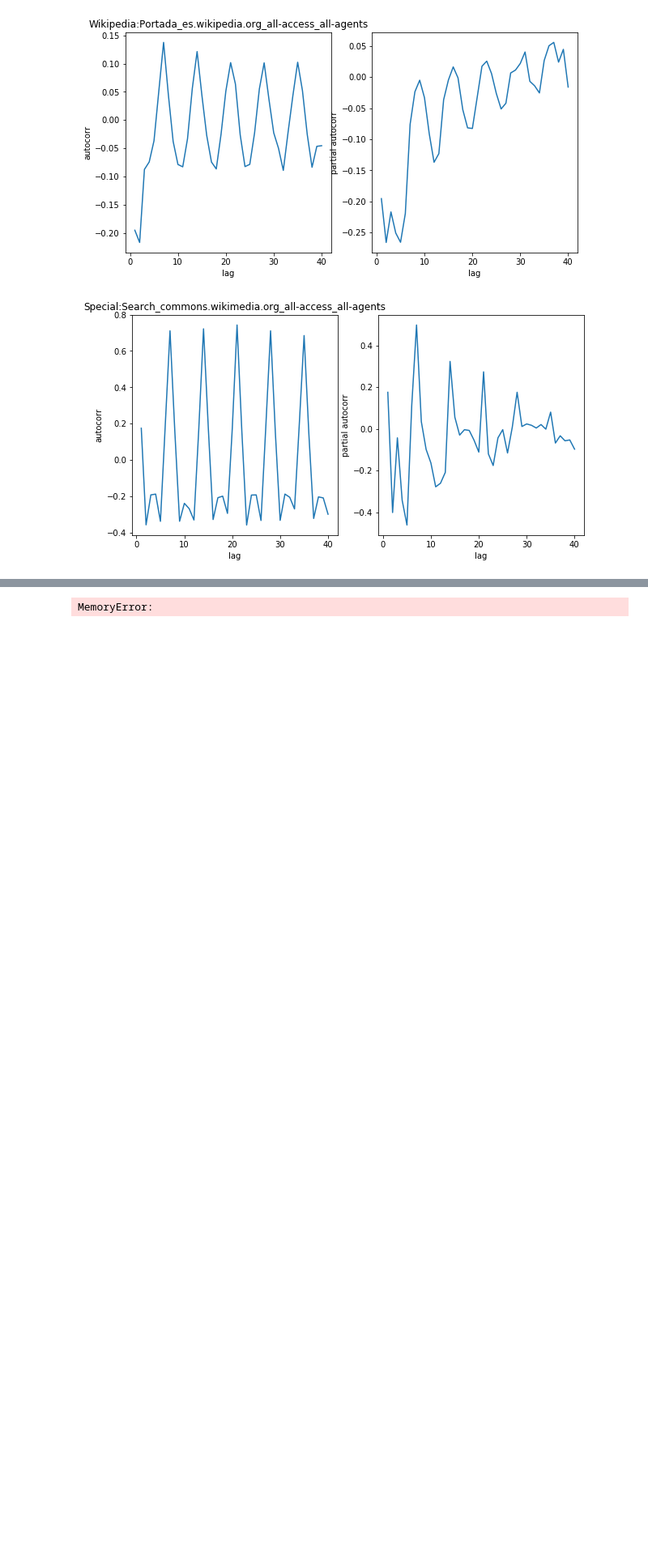
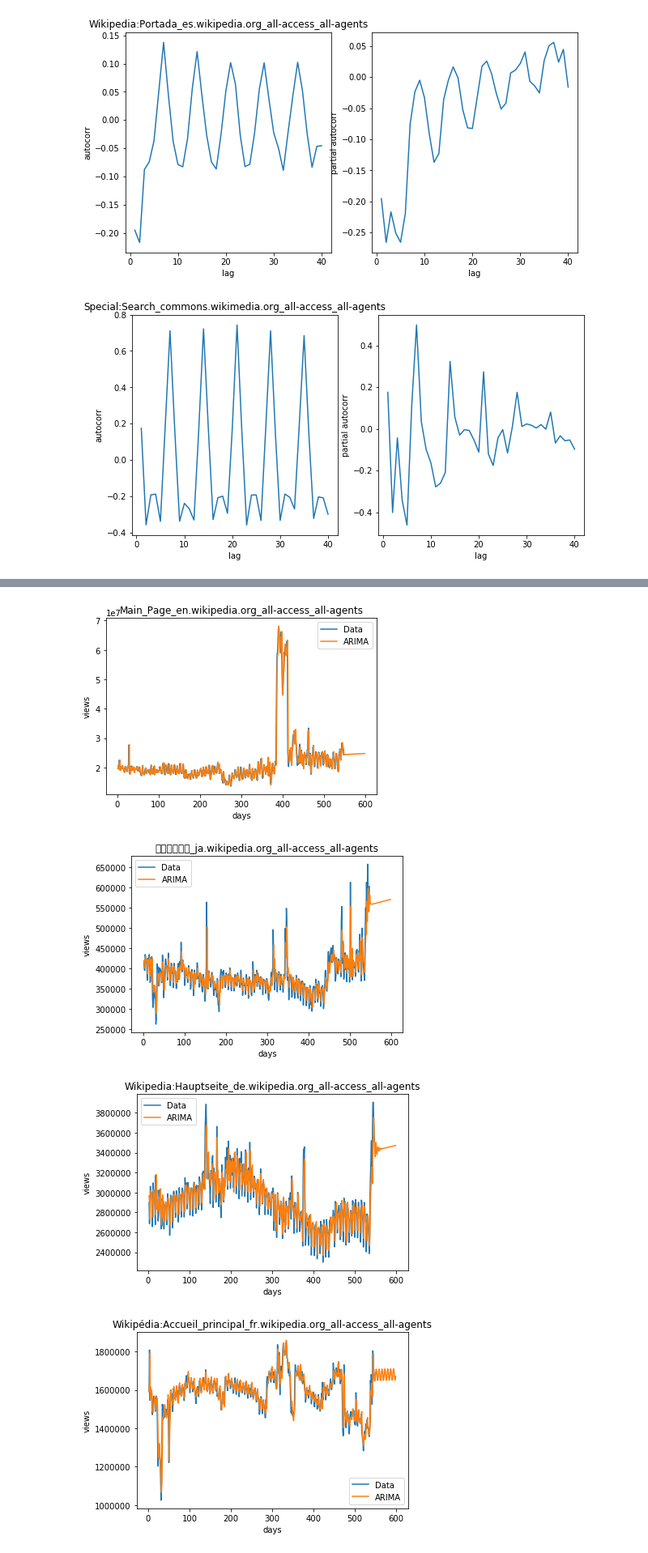
Before and after one commit to Sandy4321/WebTraffic, a Jupyter notebook: traffic_analysis.ipynb, the cells around one changed output, grey strips where cells are left out. Shown at 81% size. Drawn from its saved outputs; the diff is of its cells as text; code cells hidden in the pictures; blank space fills up the shorter version.

```diff
--- a/traffic_analysis.ipynb
+++ b/traffic_analysis.ipynb
@@ -103,23 +105,6 @@ extract.head()
 | 2 | all-access_spider | zh | 3C_zh.wikipedia.org_all-access_sp... | wikipedia.org | 3C |
 | 3 | all-access_spider | zh | 4minute_zh.wikipedia.org_all-acce... | wikipedia.org | 4minute |
 | 4 | all-access_spider | zh | 52_Hz_I_Love_You_zh.wikipedia.org... | wikipedia.org | 52_Hz_I_Love_You |
-# %%
-# agent country site
-# day of week, pageviews (log1p), page popularity
-# autocorrelation(yearly, quarterly)
-
-def build_data(source) -> pd.Series:
-    # extract features from urls
-    urls = source.Page
-    extracts = extract_from_url(urls)
-
-    # drop page column, concat with extracts
-    df = source.drop(labels='Page', axis=1)
-    df = pd.concat([extracts, df])
-
-    return df
-
-df = build_data(data)
 # %%
 extract.country.value_counts()
 # %% [output]
@@ -360,36 +348,38 @@ lang_sets = pickle.load(open('pickle/langs.pkl', 'rb'))
 # %%
 cols = data.columns[1:-2]
 for key in top_pages:
     tseries = np.array(data.loc[top_pages[key], cols], 'f')
     result = None
-    arima = ARIMA(data,[2,1,4])
-    result = arima.fit(disp=True)
+
     with warnings.catch_warnings():
         warnings.filterwarnings('ignore')
         try:
-            arima = ARIMA(data,[2,1,4])
-            result = arima.fit(disp=True)
-            print(6)
+            arima = ARIMA(tseries,[2,1,4])
+            result = arima.fit(disp=False)
+
         except:
             try:
-                print(3)
-                arima = ARIMA(data,[2,1,2])
+
+                arima = ARIMA(tseries,[2,1,2])
                 result = arima.fit(disp=False)
             except:
                 print(data.loc[top_pages[key],'Page'])
                 print('\tARIMA failed')
-    print(4)
-    pred = arima.predict(2599, typ='levels')
-    print(5)
+
+    pred = result.predict(2, 599, typ='levels')
+
     x = [i for i in range(600)]
     i=0
 
-    plt.plot(x[2:len(tseries)], data[2:], label='Data')
-    plt.plot(x[2:len(tseries)], pred, label='ARIMA')
+    plt.plot(x[2:len(tseries)], tseries[2:], label='Data')
+    plt.plot(x[2:], pred, label='ARIMA')
     plt.title(data.loc[top_pages[key], 'Page'])
     plt.xlabel('days')
     plt.ylabel('views')
     plt.legend()
     plt.show()
 # %% [output]
-MemoryError:
+[figure, added]
+[figure, added]
+[figure, added]
+[figure, added]
```
Also changed, not shown: parts of 12 cells of this notebook.
